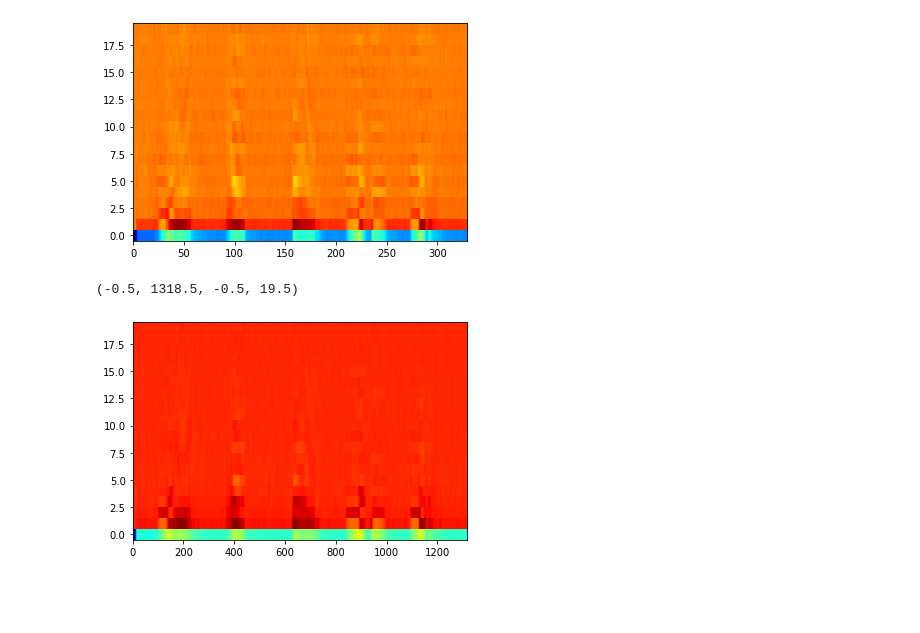
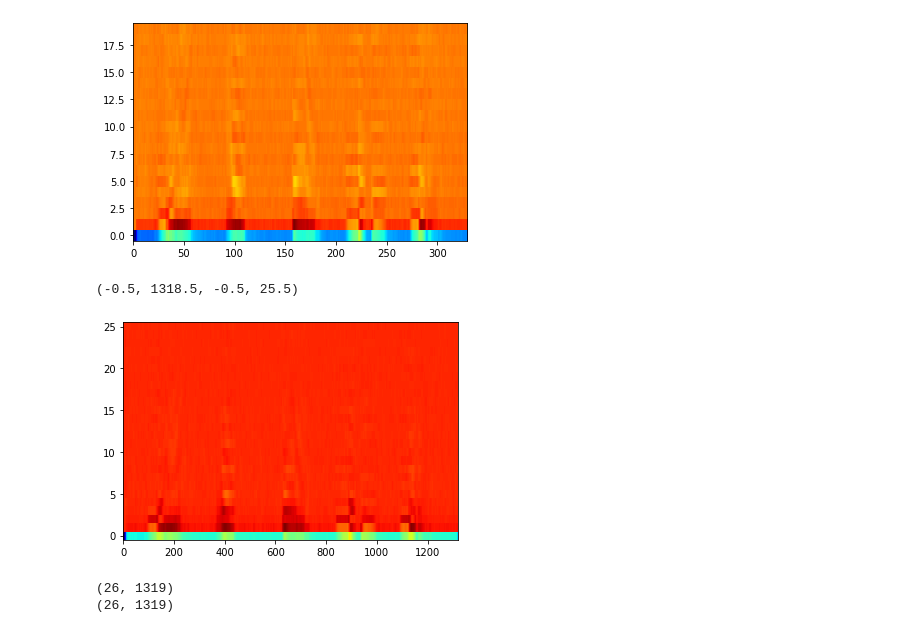
Before and after one commit to clylau/E207_final_project, a Jupyter notebook: Jimmy's Fun exploration.ipynb, the cells around one changed output. Cells and saved outputs as stored; diff of their text form; code cells hidden in the pictures; blank space fills up the shorter version.

```diff
--- a/Jimmy's Fun exploration.ipynb
+++ b/Jimmy's Fun exploration.ipynb
@@ -210,11 +210,19 @@ plt.show()
 # %%
 def mfcc(S, n_fft = 2048, sr = 22050, num_coeffs = 26, filterMatrix = None, bottomFreq = 300, topFreq = 8000, epsilon = 1e-9):
     """
-    Performs the calculation of the MFCC feature matrix
+    Performs the calculation of the MFCC feature matrix.
 
     Inputs:
+    S - the STFT of the audio signal of interest
+    n_fft - the length of the DFT used to calculate the STFT
+    sr = the sample rate of the audio of interest
+    num_coeffs - the number of coefficients to return (and also the number of Mel Filters to create)
+    bottomFreq - the bottom frequency of our filter bank. Defaults to 300 hz because this is a common bottom used in speech recognition
+    topFreq - the top frequency of our filter bank. Defaults to 8000 hz because this is a common top used in speech recognition
+    epsilon - a small number added to the logarithm to prevent NaN's
 
     Outputs:
+    mfcc - a num_coeffs x number of STFT frames matrix that represents the MFCC feature per frame of the STFT
 
     """
     #we begin by calculating the periodogram of the provided STFT matrix
@@ -238,7 +246,7 @@ def mfcc(S, n_fft = 2048, sr = 22050, num_coeffs = 26, filterMatrix = None, bott
 # %%
 S = lb.core.stft(audio, n_fft = 2048, hop_length = 128)
 # %%
-mfcc = mfcc(S, num_coeffs = 20)
+mfcc_feats = mfcc(S, num_coeffs = 26)
 # %%
 #premade mfcc
 plt.imshow(mfcc_test, cmap = "jet", origin = "lower")
@@ -247,8 +255,15 @@ plt.axis("tight")
 (-0.5, 329.5, -0.5, 19.5)
 [figure]
 # %%
-plt.imshow(mfcc, cmap = "jet", origin = "lower")
+plt.imshow(mfcc_feats, cmap = "jet", origin = "lower")
 plt.axis("tight")
 # %% [output]
-(-0.5, 1318.5, -0.5, 19.5)
+(-0.5, 1318.5, -0.5, 25.5)
-[figure, old version]
+[figure, new version]
+# %%
+delta = lb.feature.delta(mfcc_feats, order = 1)
+print(mfcc_feats.shape)
+print(delta.shape)
+# %% [output]
+(26, 1319)
+(26, 1319)
```
Also changed, not shown: parts of 14 cells of this notebook.
